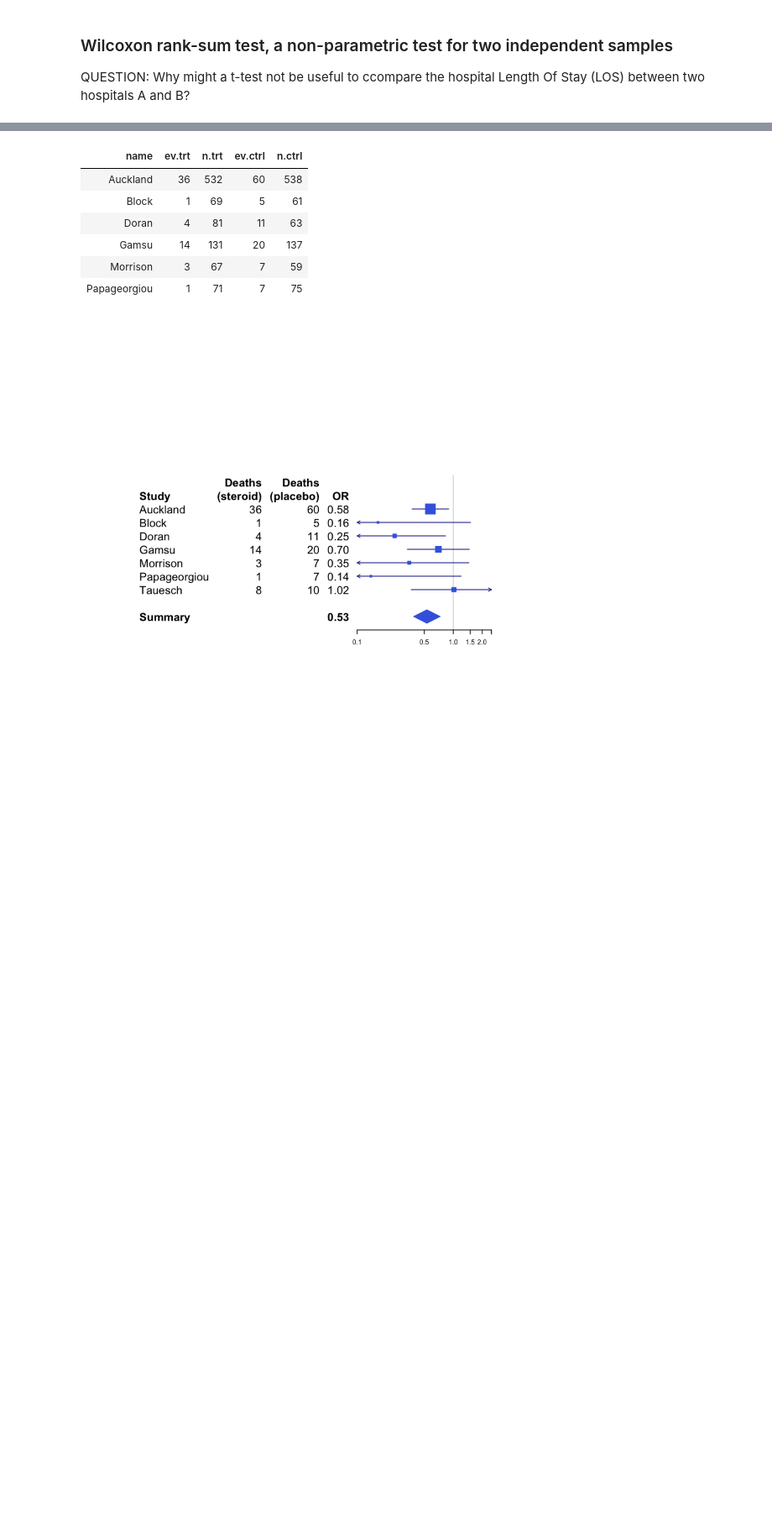
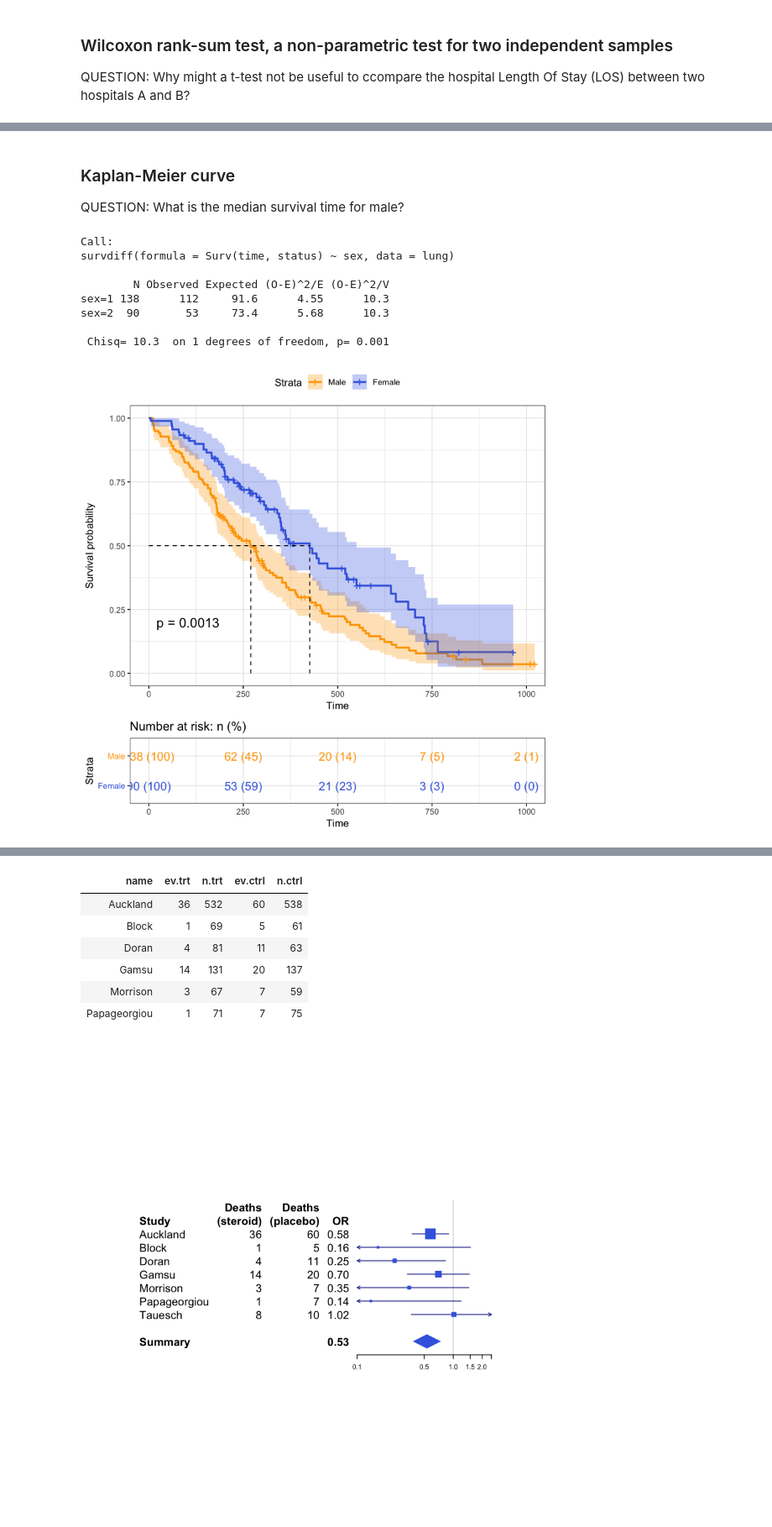
Before and after one commit to jihoonkim/lecturenotes, a Jupyter notebook: MSTP_bootcamp_2018/Rtutorial_draft.ipynb, the cells around one changed output, grey strips where cells are left out. Shown at 84% size. Cells and saved outputs as stored; diff of their text form; code cells hidden in the pictures; blank space fills up the shorter version.

```diff
--- a/MSTP_bootcamp_2018/Rtutorial_draft.ipynb
+++ b/MSTP_bootcamp_2018/Rtutorial_draft.ipynb
@@ -242,0 +522,5 @@ ERROR: Error in summary(m1): object 'm1' not found
+# %%
+data(lung)
+head(lung)
+m1.surv = survfit( Surv(time,status) ~ sex, data = lung)
+print(m1.surv)
@@ -242,0 +540,20 @@ ERROR: Error in summary(m1): object 'm1' not found
+# %% [markdown]
+### Kaplan-Meier curve
+QUESTION: What is the median survival time for male?
+# %%
+m1.diff = survdiff(Surv(time, status) ~ sex, data = lung)
+m1.diff
+ggsurvplot(m1.surv, data = lung, conf.int = TRUE, pval = TRUE,
+           palette = c("orange", "royalblue"),
+           legend.labs =  c("Male", "Female"), surv.median.line = "hv",
+           risk.table = "abs_pct", risk.table.col = "strata", ggtheme = theme_bw() )
+# %% [output]
+Call:
+survdiff(formula = Surv(time, status) ~ sex, data = lung)
+
+        N Observed Expected (O-E)^2/E (O-E)^2/V
+sex=1 138      112     91.6      4.55      10.3
+sex=2  90       53     73.4      5.68      10.3
+
+ Chisq= 10.3  on 1 degrees of freedom, p= 0.001
+[figure, added]
```
Also changed, not shown: parts of 35 cells of this notebook, 1 other file.
